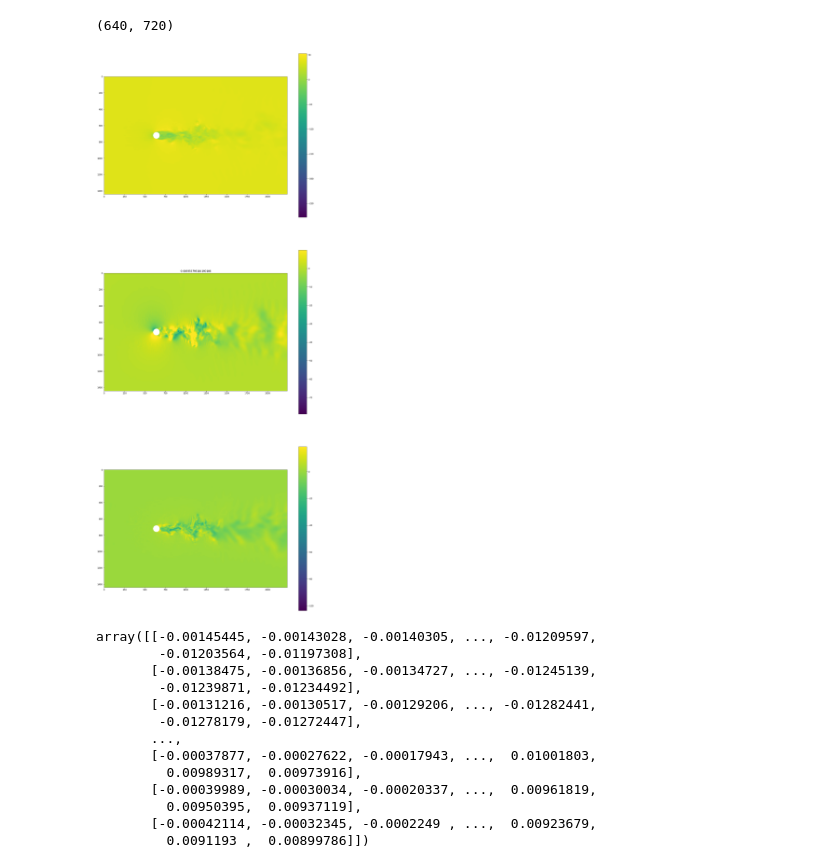
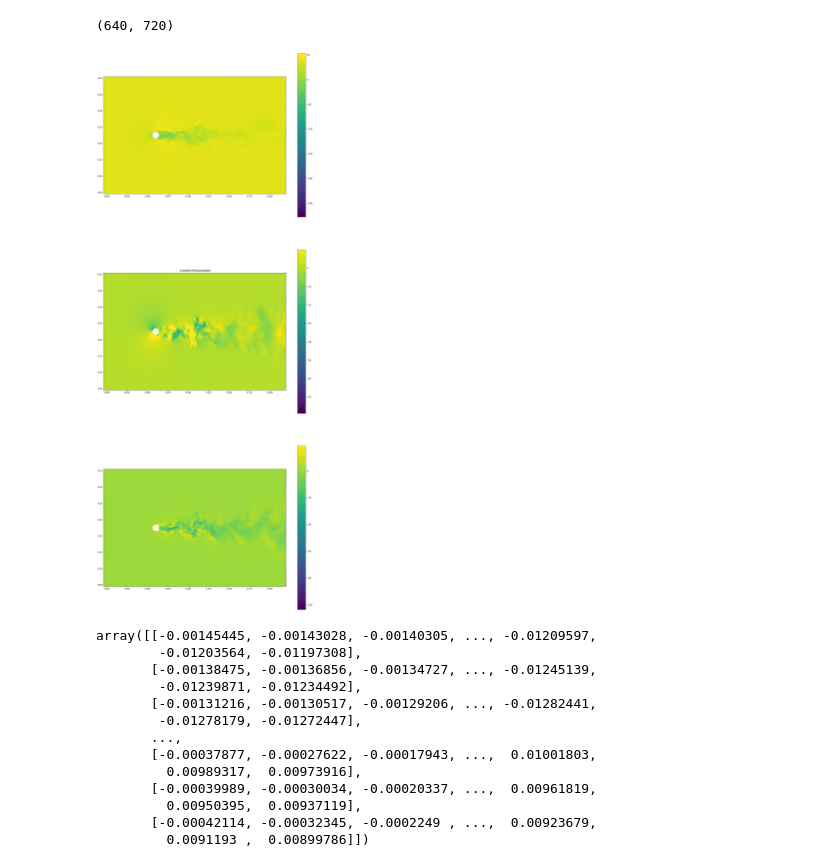
Before and after one commit to jlb-jlb/python_fuer_Ings, a Jupyter notebook: HA3 Standard/HA3normal_Gruppe186.ipynb, the cells around one changed output. Cells and saved outputs as stored; diff of their text form; code cells hidden in the pictures.

```diff
--- a/HA3 Standard/HA3normal_Gruppe186.ipynb
+++ b/HA3 Standard/HA3normal_Gruppe186.ipynb
@@ -529,29 +560,35 @@ patch_tuple
 # %%
 
 
 fig = plt.figure(6, (20,50))
 plt.subplot(3,1,1) ####
-plt.imshow(grid_zu, vmax=grid_zu.max())
+plt.imshow(grid_zu, vmax=grid_zu.max(), extent=(np.min(x), np.max(x), np.min(y), np.max(y) ) )
 plt.colorbar()
 radius_ = 39
 
-plt.gca().add_patch(patch.Circle(patch_tuple, radius=radius_, color='white'))
+# plt.gca().add_patch(patch.Circle(patch_tuple, radius=radius_, color='white'))
+plt.gca().add_patch(patch.Circle(kreis_xy, radius=kreis_radius, color='white'))
 
 plt.subplot(3,1,2) ####
 # plt.imshow(grid_zv, vmax=grid_zv.max()-219)  # hier geringeren Wert nehmen, weil alles sonst sehr blau ist
-plt.imshow(grid_zv, vmax=grid_zv.mean() + 10) # wir nehmen den durchschnitt plus 10
+plt.imshow(grid_zv, vmax=grid_zv.mean() + 10,  extent=(np.min(x),
+           np.max(x), np.min(y), np.max(y)))  # wir nehmen den durchschnitt plus 10
 plt.colorbar()
 plt.title(f"{grid_zv.mean()}")
 # plt.gca().add_patch(patch.Circle(kreis_xy, radius=kreis_radius, color='white'))
-plt.gca().add_patch(patch.Circle(patch_tuple, radius=radius_, color='white'))
+# plt.gca().add_patch(patch.Circle(patch_tuple, radius=radius_, color='white'))
+plt.gca().add_patch(patch.Circle(kreis_xy, radius=kreis_radius, color='white'))
+
 plt.subplot(3,1,3)
-plt.imshow(grid_zw, vmax=grid_zw.max(), )
+plt.imshow(grid_zw, vmax=grid_zw.max(),  extent=(
+    np.min(x), np.max(x), np.min(y), np.max(y)))
 plt.colorbar()
-plt.gca().add_patch(patch.Circle(patch_tuple, radius=radius_, color='white'))
+# plt.gca().add_patch(patch.Circle(patch_tuple, radius=radius_, color='white'))
+plt.gca().add_patch(patch.Circle(kreis_xy, radius=kreis_radius, color='white'))
 
 plt.show()
 # %% [output]
-[figure, old version]
+[figure, new version]
 # %%
 grid_zv
 # %% [output]
```
Also changed, not shown: parts of 8 cells of this notebook, 1 other file.
